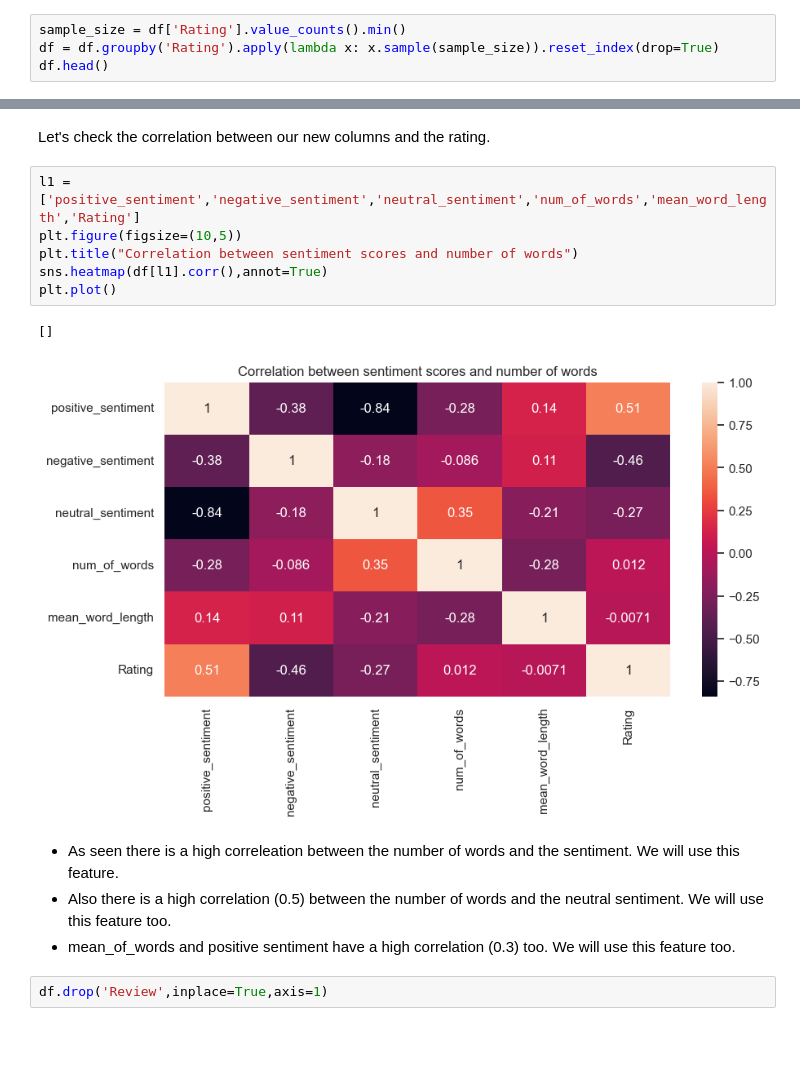
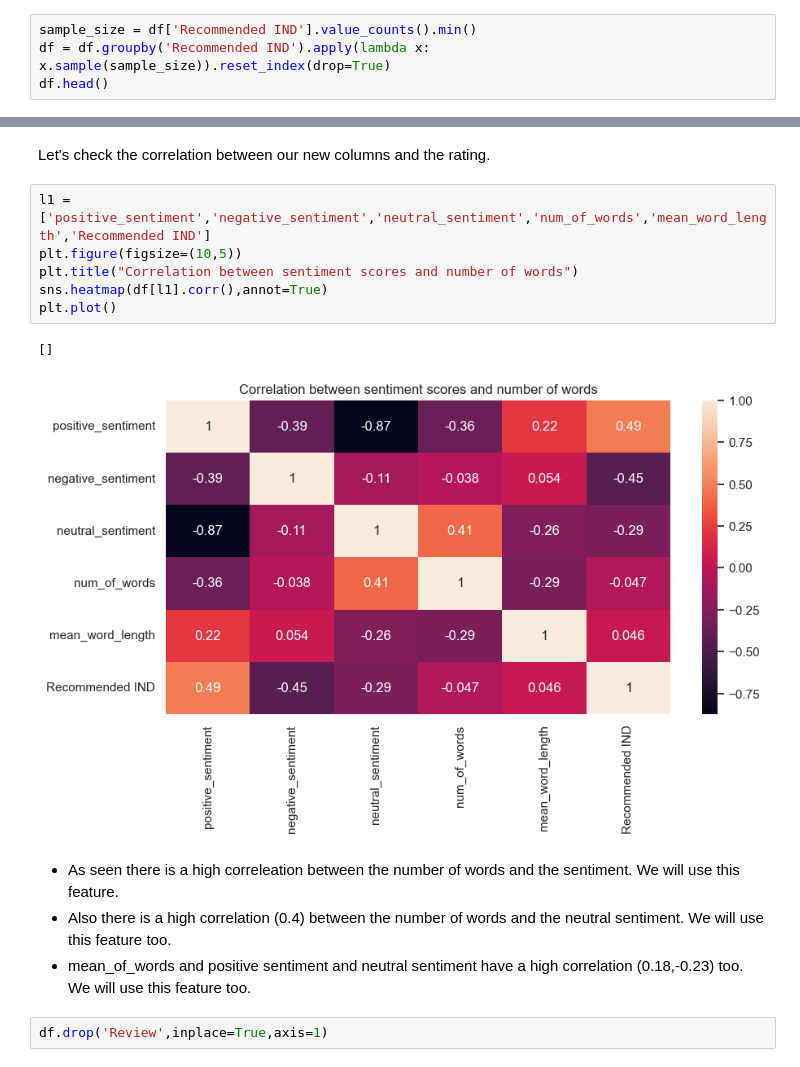
Before and after one commit to BoraDere/Women-s-E-Commerce-Clothing-Reviews, a Jupyter notebook: project balanced new_target.ipynb, the cells around one changed output, grey strips where cells are left out. Drawn from its saved outputs; the diff is of its cells as text; blank space fills up the shorter version.

```diff
--- a/project balanced new_target.ipynb
+++ b/project balanced new_target.ipynb
@@ -294,8 +304,8 @@ Name: count, dtype: int64
 * We will lose a lot of information.
 * We will lose the correlation between the features and the rating.
 # %%
-sample_size = df['Rating'].value_counts().min()
-df = df.groupby('Rating').apply(lambda x: x.sample(sample_size)).reset_index(drop=True)
+sample_size = df['Recommended IND'].value_counts().min()
+df = df.groupby('Recommended IND').apply(lambda x: x.sample(sample_size)).reset_index(drop=True)
 df.head()
 # %% [output]
 |  | Age | Rating | Recommended IND | Positive Feedback Count | Division Name | Department Name | Class Name | ... |
@@ -442,18 +462,18 @@ df.head()
 # %% [markdown]
 Let's check the correlation between our new columns and the rating.
 # %%
-l1 = ['positive_sentiment','negative_sentiment','neutral_sentiment','num_of_words','mean_word_length','Rating']
+l1 = ['positive_sentiment','negative_sentiment','neutral_sentiment','num_of_words','mean_word_length','Recommended IND']
 plt.figure(figsize=(10,5))
 plt.title("Correlation between sentiment scores and number of words")
 sns.heatmap(df[l1].corr(),annot=True)
 plt.plot()
 # %% [output]
 []
-[figure, old version]
+[figure, new version]
 # %% [markdown]
 * As seen there is a high correleation between the number of words and the sentiment. We will use this feature.
-* Also there is a high correlation (0.5) between the number of words and the neutral sentiment. We will use this feature too.
-* mean_of_words and positive sentiment have a high correlation (0.3) too. We will use this feature too.
+* Also there is a high correlation (0.4) between the number of words and the neutral sentiment. We will use this feature too.
+* mean_of_words and positive sentiment and neutral sentiment have a high correlation (0.18,-0.23) too. We will use this feature too.
 # %%
 df.drop('Review',inplace=True,axis=1)
 # %%
```
Also changed, not shown: parts of 72 cells of this notebook.
